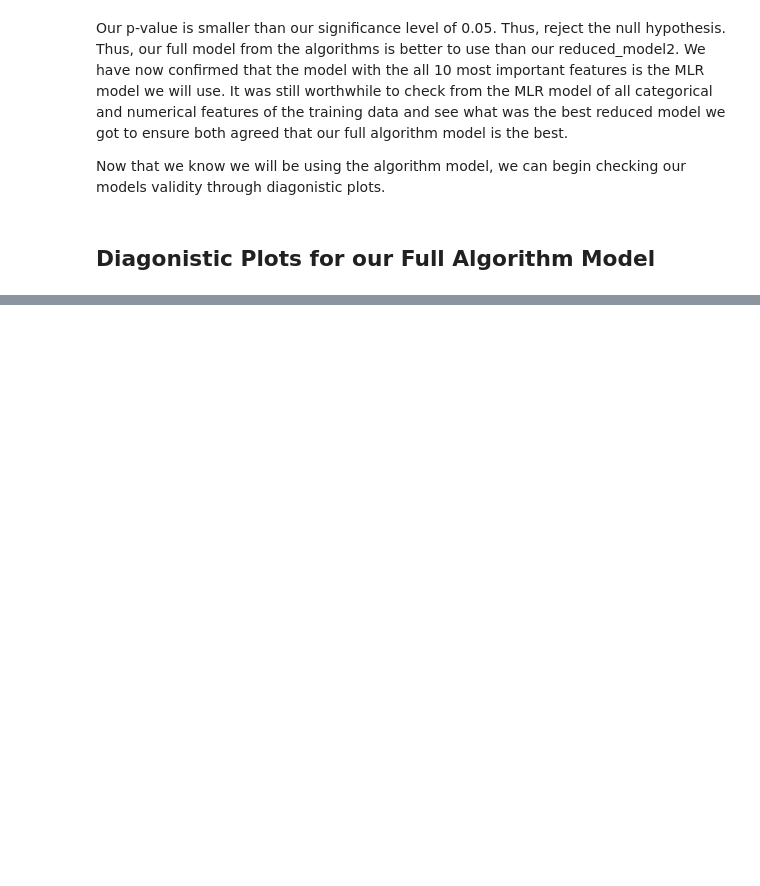
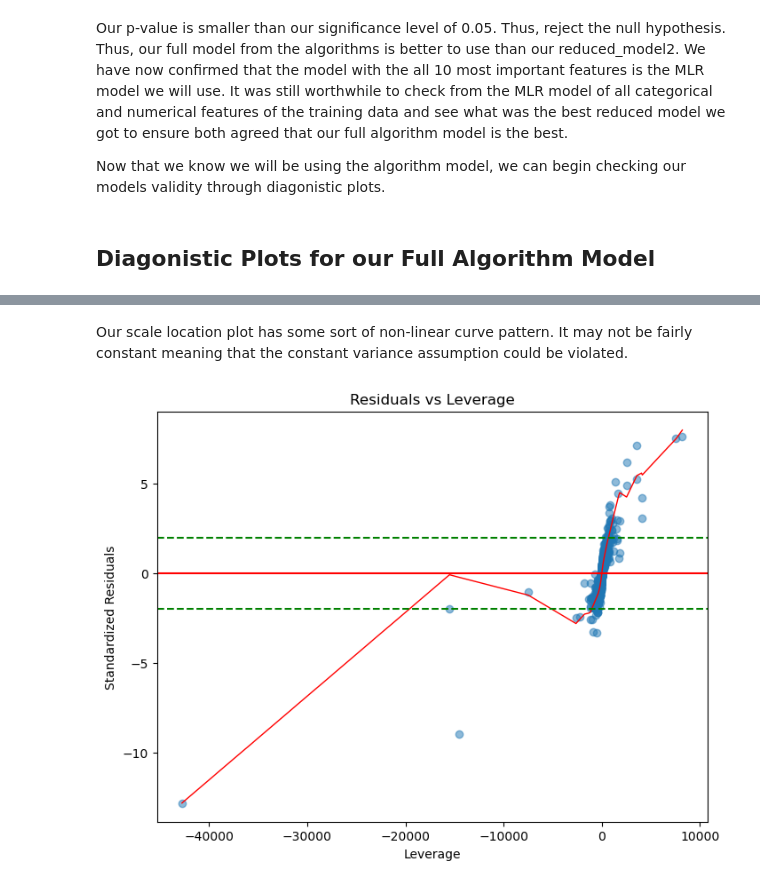
Before and after one commit to FoxDavenport/PIC16BFinalProject, a Jupyter notebook: FinalProject16B.ipynb, the cells around one changed output, grey strips where cells are left out. Drawn from its saved outputs; the diff is of its cells as text; code cells hidden in the pictures; blank space fills up the shorter version.

```diff
--- a/FinalProject16B.ipynb
+++ b/FinalProject16B.ipynb
@@ -817,0 +840,16 @@ plt.show()
+# %% [markdown]
+Our scale location plot has some sort of non-linear curve pattern. It may not be fairly constant meaning that the constant variance assumption could be violated.
+# %%
+# Residuals vs Leverage plot
+plt.figure(figsize=(8, 6))
+plt.scatter(leverage, standardized_residuals, alpha=0.5)
+sns.regplot(x=leverage, y=standardized_residuals, scatter=False, ci=False, lowess=True, line_kws={'color': 'red', 'lw': 1})
+plt.xlabel('Leverage')
+plt.ylabel('Standardized Residuals')
+plt.title('Residuals vs Leverage')
+plt.axhline(y=0, color='r', linestyle='-')
+plt.axhline(y=-2, color='g', linestyle='--')
+plt.axhline(y=2, color='g', linestyle='--')
+plt.show()
+# %% [output]
+[figure, added]
```
Also changed, not shown: parts of 16 cells of this notebook.
